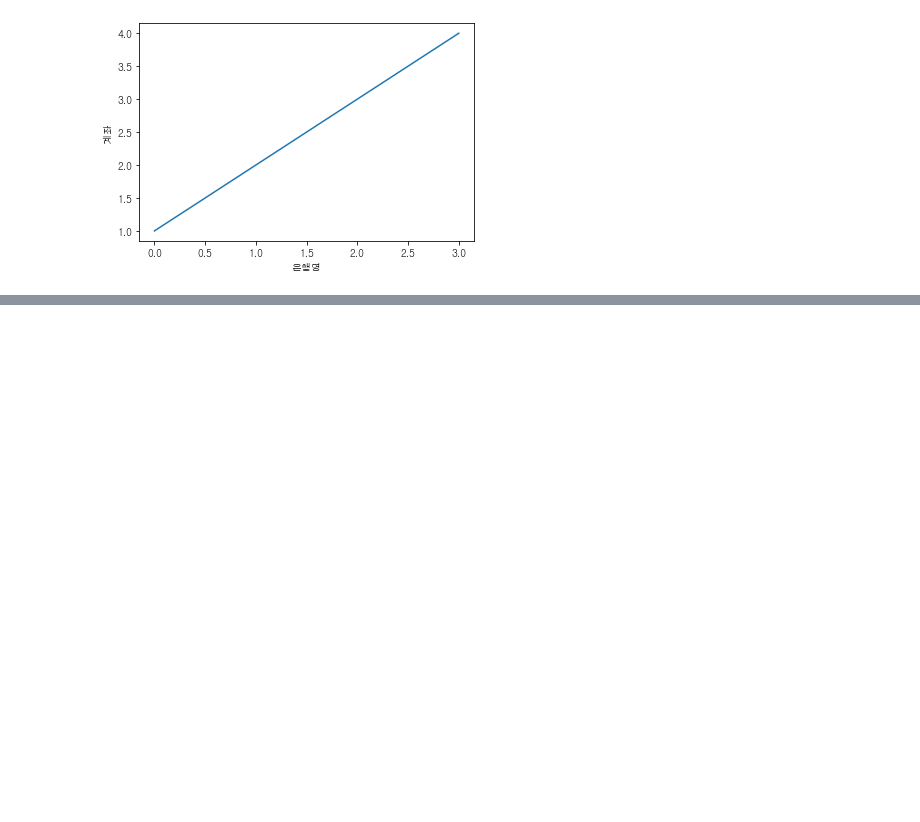
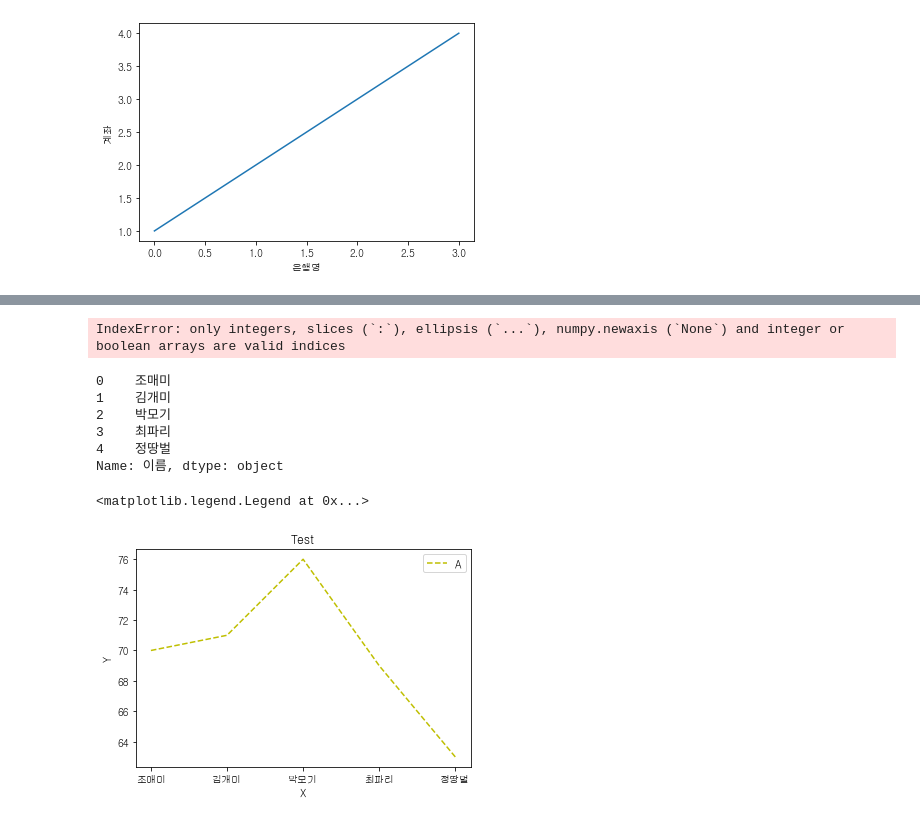
Before and after one commit to dpdlzpdl21/python_100-, a Jupyter notebook: 0622(30107박준아그래프).ipynb, the cells around one changed output, grey strips where cells are left out. Saved outputs shown, nothing was run; the diff lists cells and outputs as text; code cells hidden in the pictures; blank space fills up the shorter version.

```diff
--- a/0622(30107박준아그래프).ipynb
+++ b/0622(30107박준아그래프).ipynb
@@ -105,0 +107,2 @@ Text(0.5, 0, '은행명')
+# %%
+path=r'C:\Users\user\Desktop\301\A.csv'
@@ -105,0 +113,2 @@ Text(0.5, 0, '은행명')
+# %%
+df=pd.read_csv(path, encoding='cp949')
@@ -105,0 +135,3 @@ Text(0.5, 0, '은행명')
+# %%
+t=df.head(5)
+t
@@ -105,0 +145,23 @@ Text(0.5, 0, '은행명')
+# %%
+a=t['이름']
+b=t['국어']
+# %% [output]
+IndexError: only integers, slices (`:`), ellipsis (`...`), numpy.newaxis (`None`) and integer or boolean arrays are valid indices
+# %%
+a
+# %% [output]
+0    조매미
+1    김개미
+2    박모기
+3    최파리
+4    정땅벌
+Name: 이름, dtype: object
+# %%
+plt.plot(a, b,'y--')
+plt.xlabel('X')
+plt.ylabel('Y')
+plt.title('Test')
+plt.legend(['A','B'])
+# %% [output]
+<matplotlib.legend.Legend at 0x...>
+[figure, added]
```
Also changed, not shown: parts of 5 cells of this notebook.
